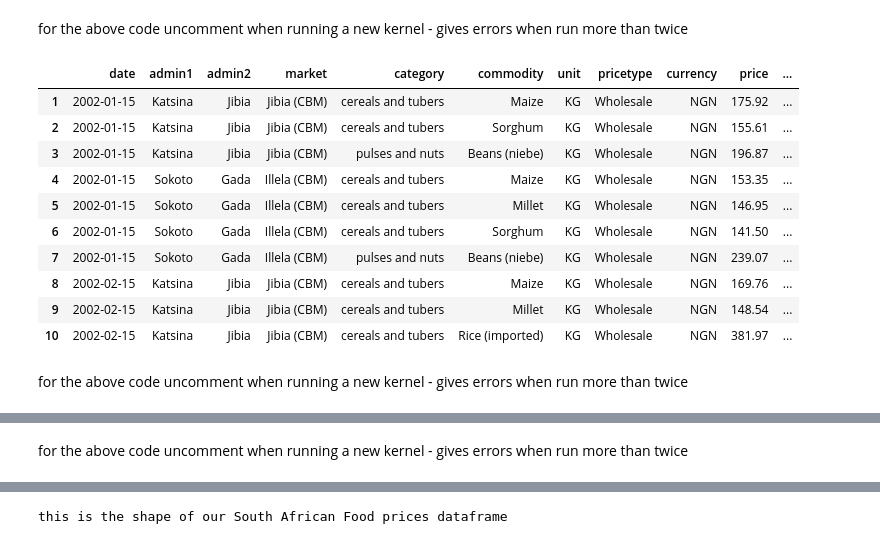
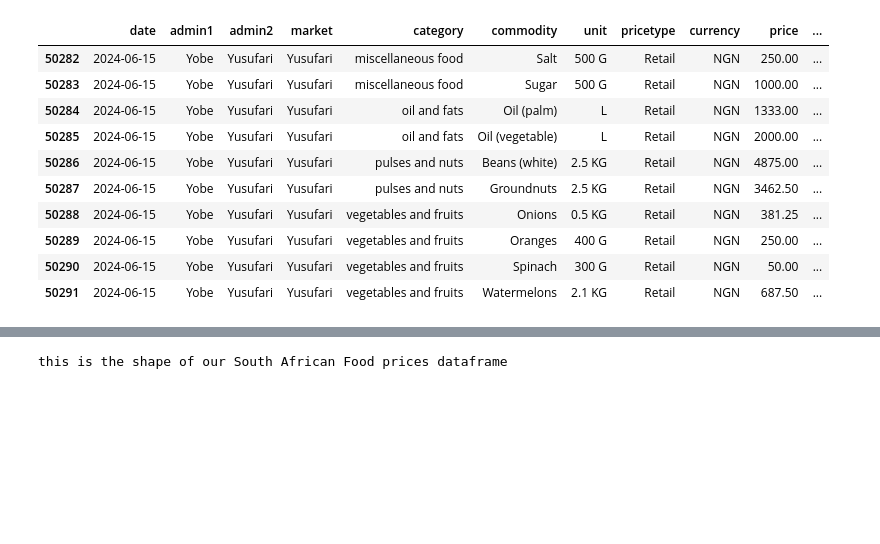
Before and after one commit to victorious-M/Victor-first-Data-analysis-project, a Jupyter notebook: za-vs-ng-prices.ipynb, the cells around one changed output, grey strips where cells are left out. Cells and saved outputs as stored; diff of their text form; code cells hidden in the pictures; blank space fills up the shorter version.

```diff
--- a/za-vs-ng-prices.ipynb
+++ b/za-vs-ng-prices.ipynb
@@ -59,8 +87,6 @@ za_df = za_df.drop(index=0, columns=['latitude', 'longitude', 'priceflag'])
 
 #drop same columns in the nigerian one for consitency(uncomment)
 ng_df = ng_df.drop(index=0, columns=['latitude', 'longitude', 'priceflag'])
-# %% [markdown]
-for the above code uncomment when running a new kernel - gives errors when run more than twice
 # %%
 #lets have the rands price in the ng dataframe
 #lets make sure all values are numbers in the column price and do both df
@@ -76,24 +102,22 @@ za_df['Country'] = ('South Africa')
 # %%
 #put the price of good in rands on the NG df might be useful later lets keep it- uncomment
 
 if 'ZAR-Price' not in ng_df.columns:
     ng_df['ZAR-Price'] = (ng_df['price'] / 83)
 
-ng_df.head(10)
+ng_df.tail(10)
 # %% [output]
 |  | date | admin1 | admin2 | market | category | commodity | unit | pricetype | currency | price | ... |
-| 1 | 2002-01-15 | Katsina | Jibia | Jibia (CBM) | cereals and tubers | Maize | KG | Wholesale | NGN | 175.92 | ... |
-| 2 | 2002-01-15 | Katsina | Jibia | Jibia (CBM) | cereals and tubers | Sorghum | KG | Wholesale | NGN | 155.61 | ... |
-| 3 | 2002-01-15 | Katsina | Jibia | Jibia (CBM) | pulses and nuts | Beans (niebe) | KG | Wholesale | NGN | 196.87 | ... |
-| 4 | 2002-01-15 | Sokoto | Gada | Illela (CBM) | cereals and tubers | Maize | KG | Wholesale | NGN | 153.35 | ... |
-| 5 | 2002-01-15 | Sokoto | Gada | Illela (CBM) | cereals and tubers | Millet | KG | Wholesale | NGN | 146.95 | ... |
-| 6 | 2002-01-15 | Sokoto | Gada | Illela (CBM) | cereals and tubers | Sorghum | KG | Wholesale | NGN | 141.50 | ... |
-| 7 | 2002-01-15 | Sokoto | Gada | Illela (CBM) | pulses and nuts | Beans (niebe) | KG | Wholesale | NGN | 239.07 | ... |
-| 8 | 2002-02-15 | Katsina | Jibia | Jibia (CBM) | cereals and tubers | Maize | KG | Wholesale | NGN | 169.76 | ... |
-| 9 | 2002-02-15 | Katsina | Jibia | Jibia (CBM) | cereals and tubers | Millet | KG | Wholesale | NGN | 148.54 | ... |
-| 10 | 2002-02-15 | Katsina | Jibia | Jibia (CBM) | cereals and tubers | Rice (imported) | KG | Wholesale | NGN | 381.97 | ... |
+| 50282 | 2024-06-15 | Yobe | Yusufari | Yusufari | miscellaneous food | Salt | 500 G | Retail | NGN | 250.00 | ... |
+| 50283 | 2024-06-15 | Yobe | Yusufari | Yusufari | miscellaneous food | Sugar | 500 G | Retail | NGN | 1000.00 | ... |
+| 50284 | 2024-06-15 | Yobe | Yusufari | Yusufari | oil and fats | Oil (palm) | L | Retail | NGN | 1333.00 | ... |
+| 50285 | 2024-06-15 | Yobe | Yusufari | Yusufari | oil and fats | Oil (vegetable) | L | Retail | NGN | 2000.00 | ... |
+| 50286 | 2024-06-15 | Yobe | Yusufari | Yusufari | pulses and nuts | Beans (white) | 2.5 KG | Retail | NGN | 4875.00 | ... |
+| 50287 | 2024-06-15 | Yobe | Yusufari | Yusufari | pulses and nuts | Groundnuts | 2.5 KG | Retail | NGN | 3462.50 | ... |
+| 50288 | 2024-06-15 | Yobe | Yusufari | Yusufari | vegetables and fruits | Onions | 0.5 KG | Retail | NGN | 381.25 | ... |
+| 50289 | 2024-06-15 | Yobe | Yusufari | Yusufari | vegetables and fruits | Oranges | 400 G | Retail | NGN | 250.00 | ... |
+| 50290 | 2024-06-15 | Yobe | Yusufari | Yusufari | vegetables and fruits | Spinach | 300 G | Retail | NGN | 50.00 | ... |
+| 50291 | 2024-06-15 | Yobe | Yusufari | Yusufari | vegetables and fruits | Watermelons | 2.1 KG | Retail | NGN | 687.50 | ... |
-# %% [markdown]
-for the above code uncomment when running a new kernel - gives errors when run more than twice
 # %%
 #put the price of good in naira on the ZA df might be useful later lets keep it- uncomment
 
@@ -109,8 +133,6 @@ za_df.tail()
 | 808 | 2022-06-15 | Gauteng | West Rand District Municipality | Randfontein | cereals and tubers | Maize (white) | KG | Wholesale | ZAR | 4.42 | ... |
 | 809 | 2022-06-15 | Gauteng | West Rand District Municipality | Randfontein | cereals and tubers | Maize (yellow) | KG | Wholesale | ZAR | 4.47 | ... |
 | 810 | 2022-06-15 | Gauteng | West Rand District Municipality | Randfontein | cereals and tubers | Wheat | KG | Wholesale | ZAR | 7.89 | ... |
-# %% [markdown]
-for the above code uncomment when running a new kernel - gives errors when run more than twice
 # %%
 #let us rename some column names
 
```
Also changed, not shown: parts of 5 cells of this notebook.
